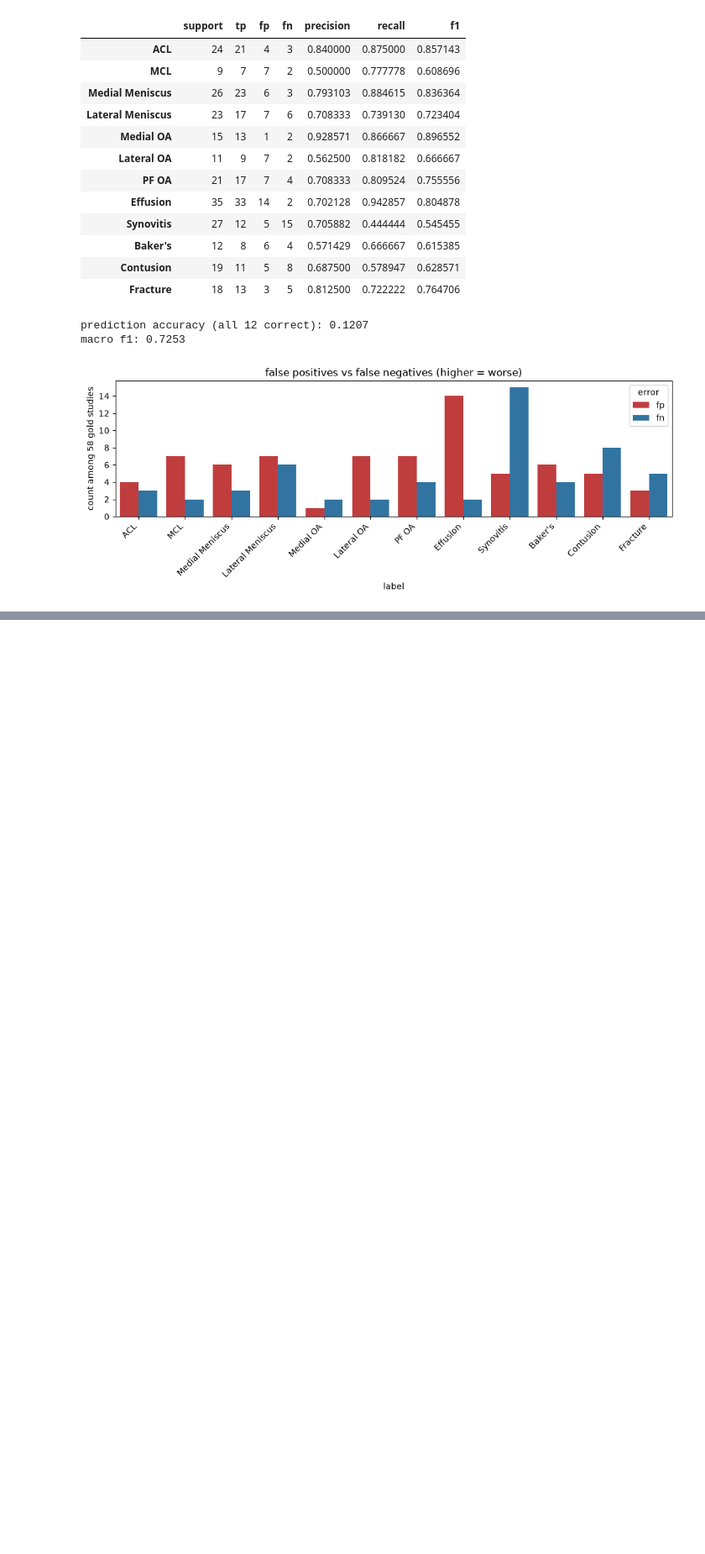
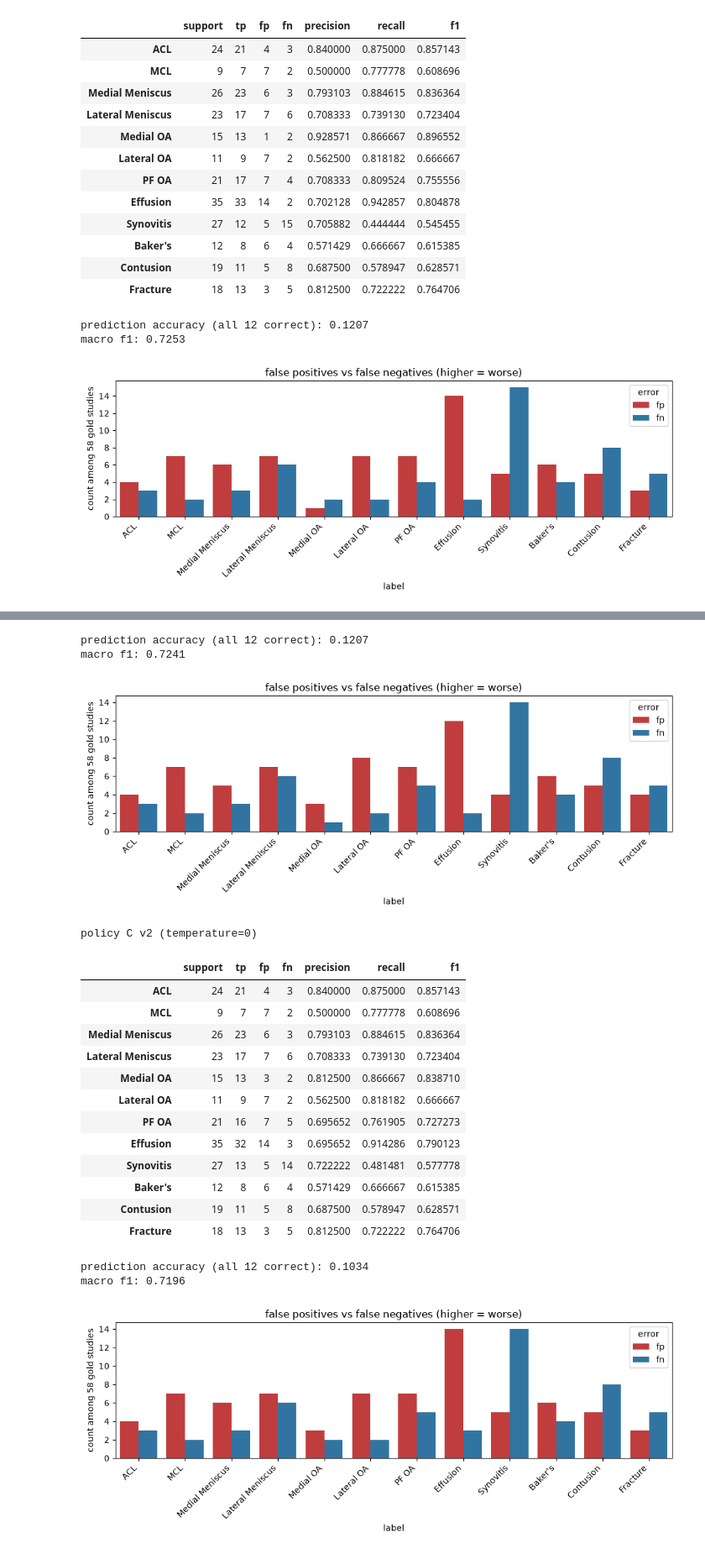
Before and after one commit to paramtully/RSNA-Knee-Abnormality-Detection, a Jupyter notebook: label_extraction.ipynb, the cells around one changed output, grey strips where cells are left out. Shown at 84% size. Cells and saved outputs as stored; diff of their text form; code cells hidden in the pictures; blank space fills up the shorter version.

Commit message:
tried adjusting temp for best performing model

```diff
--- a/label_extraction.ipynb
+++ b/label_extraction.ipynb
@@ -1084,0 +1102,34 @@ ollama_v3_y, ollama_v3_p = evaluate(pd.DataFrame(rows_v3, index=gold.index))
+# %%
+# Policy C v2 at temperature=0 (deterministic). Separate cache from the
+# original v2 run, which used the function default temperature=0.8.
+# REQUIRES: Ollama running, LLM_MODEL pulled, SYSTEM_PROMPT_V2 defined.
+CACHE_PATH_V2_T0 = Path("llm_cache/ollama_v2_temp0_preds.csv")
+CACHE_PATH_V2_T0.parent.mkdir(exist_ok=True)
+
+cached_v2_t0 = (
+    pd.read_csv(CACHE_PATH_V2_T0, index_col=0)
+    if CACHE_PATH_V2_T0.exists()
+    else pd.DataFrame(columns=LABELS)
+)
+cached_v2_t0.index = cached_v2_t0.index.astype(gold.index.dtype)
+
+rows_v2_t0 = []
+for idx, report in gold["Report"].items():
+    if idx in cached_v2_t0.index:
+        rows_v2_t0.append(cached_v2_t0.loc[idx, LABELS].astype(int).to_dict())
+        continue
+    print(f"ollama v2 temp=0 {len(rows_v2_t0) + 1}/{len(gold)}", flush=True)
+    rows_v2_t0.append(
+        predict_from_ollama(report, SYSTEM_PROMPT_V2, temperature=0)
+    )
+    pd.DataFrame(rows_v2_t0, index=list(gold.index[: len(rows_v2_t0)])).to_csv(
+        CACHE_PATH_V2_T0
+    )
+
+print("policy C v2 (temperature=0.8, cached)")
+evaluate(ollama_v2_p)
+print("policy C v2 (temperature=0)")
+ollama_v2_t0_y, ollama_v2_t0_p = evaluate(
+    pd.DataFrame(rows_v2_t0, index=gold.index)
+)
+# %% [output]
@@ -1084,0 +1166,20 @@ ollama_v3_y, ollama_v3_p = evaluate(pd.DataFrame(rows_v3, index=gold.index))
+prediction accuracy (all 12 correct): 0.1207
+macro f1: 0.7241
+[figure, added]
+policy C v2 (temperature=0)
+|  | support | tp | fp | fn | precision | recall | f1 |
+| ACL | 24 | 21 | 4 | 3 | 0.840000 | 0.875000 | 0.857143 |
+| MCL | 9 | 7 | 7 | 2 | 0.500000 | 0.777778 | 0.608696 |
+| Medial Meniscus | 26 | 23 | 6 | 3 | 0.793103 | 0.884615 | 0.836364 |
+| Lateral Meniscus | 23 | 17 | 7 | 6 | 0.708333 | 0.739130 | 0.723404 |
+| Medial OA | 15 | 13 | 3 | 2 | 0.812500 | 0.866667 | 0.838710 |
+| Lateral OA | 11 | 9 | 7 | 2 | 0.562500 | 0.818182 | 0.666667 |
+| PF OA | 21 | 16 | 7 | 5 | 0.695652 | 0.761905 | 0.727273 |
+| Effusion | 35 | 32 | 14 | 3 | 0.695652 | 0.914286 | 0.790123 |
+| Synovitis | 27 | 13 | 5 | 14 | 0.722222 | 0.481481 | 0.577778 |
+| Baker's | 12 | 8 | 6 | 4 | 0.571429 | 0.666667 | 0.615385 |
+| Contusion | 19 | 11 | 5 | 8 | 0.687500 | 0.578947 | 0.628571 |
+| Fracture | 18 | 13 | 3 | 5 | 0.812500 | 0.722222 | 0.764706 |
+prediction accuracy (all 12 correct): 0.1034
+macro f1: 0.7196
+[figure, added]
```
Also changed, not shown: parts of 4 cells of this notebook.
